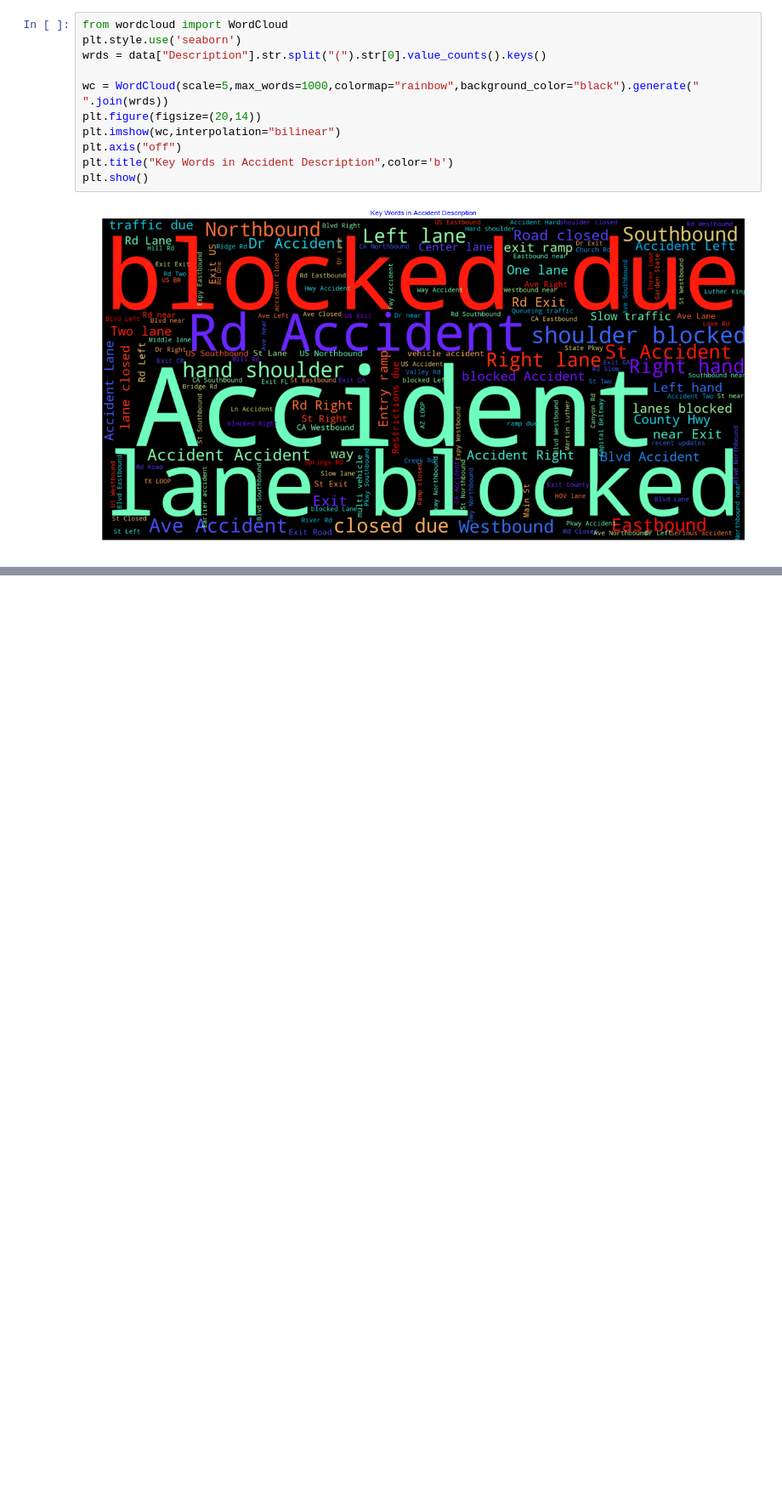
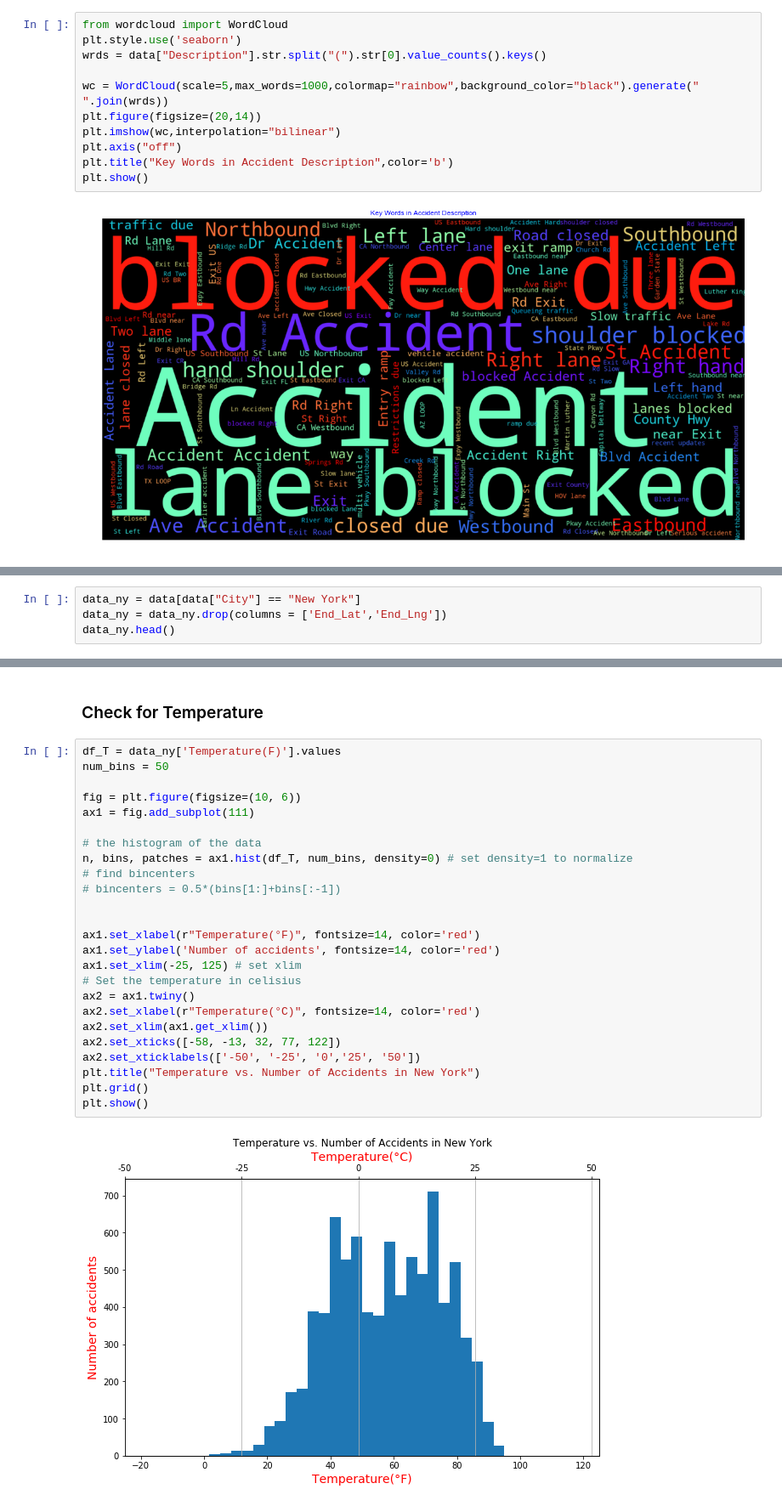
Before and after one commit to LuoDanqi/Capstone_Car_Accident, a Jupyter notebook: EDA/EDA_Traffic_Data.ipynb, the cells around one changed output, grey strips where cells are left out. Shown at 85% size. Saved outputs shown, nothing was run; the diff lists cells and outputs as text; blank space fills up the shorter version.

```diff
--- a/EDA/EDA_Traffic_Data.ipynb
+++ b/EDA/EDA_Traffic_Data.ipynb
@@ -370,0 +387,4 @@ plt.show()
+# %%
+data_ny = data[data["City"] == "New York"]
+data_ny = data_ny.drop(columns = ['End_Lat','End_Lng'])
+data_ny.head()
@@ -370,0 +458,29 @@ plt.show()
+# %% [markdown]
+### Check for Temperature
+# %%
+df_T = data_ny['Temperature(F)'].values
+num_bins = 50
+
+fig = plt.figure(figsize=(10, 6))
+ax1 = fig.add_subplot(111)
+
+# the histogram of the data
+n, bins, patches = ax1.hist(df_T, num_bins, density=0) # set density=1 to normalize
+# find bincenters
+# bincenters = 0.5*(bins[1:]+bins[:-1])
+
+
+ax1.set_xlabel(r"Temperature(°F)", fontsize=14, color='red')
+ax1.set_ylabel('Number of accidents', fontsize=14, color='red')
+ax1.set_xlim(-25, 125) # set xlim
+# Set the temperature in celisius
+ax2 = ax1.twiny()
+ax2.set_xlabel(r"Temperature(°C)", fontsize=14, color='red')
+ax2.set_xlim(ax1.get_xlim())
+ax2.set_xticks([-58, -13, 32, 77, 122])
+ax2.set_xticklabels(['-50', '-25', '0','25', '50'])
+plt.title("Temperature vs. Number of Accidents in New York")
+plt.grid()
+plt.show()
+# %% [output]
+[figure, added]
```
Also changed, not shown: parts of 12 cells of this notebook.
